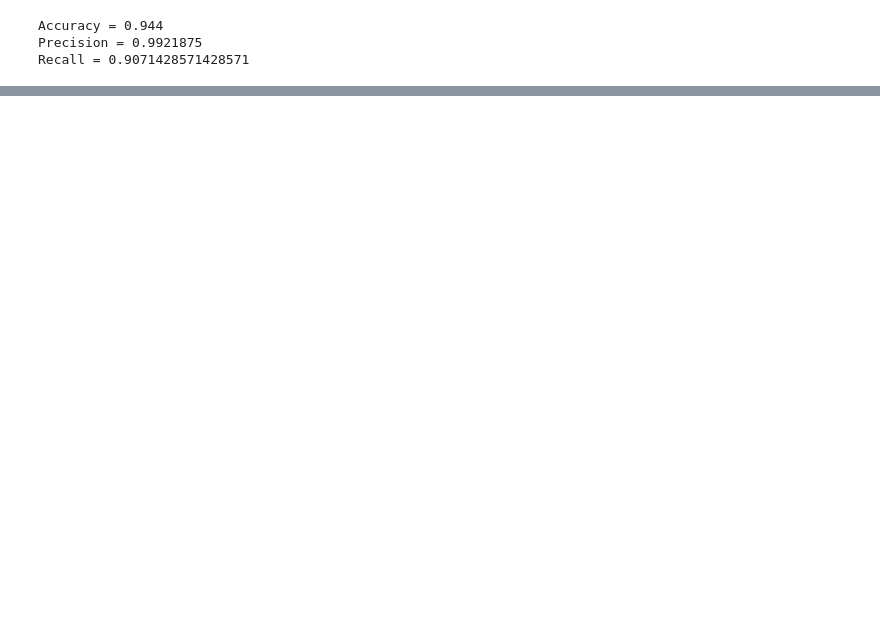
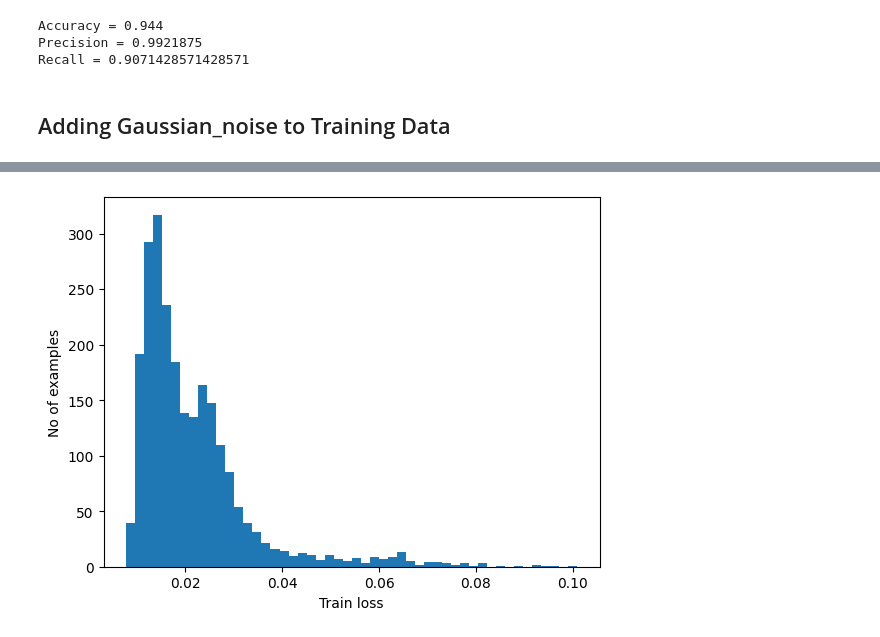
Before and after one commit to Muditkumar123/Deep_learning_Projects-, a Jupyter notebook: Anomaly_detection_with_TensorFlow.ipynb, the cells around one changed output, grey strips where cells are left out. Cells and saved outputs as stored; diff of their text form; code cells hidden in the pictures; blank space fills up the shorter version.

```diff
--- a/Anomaly_detection_with_TensorFlow.ipynb
+++ b/Anomaly_detection_with_TensorFlow.ipynb
@@ -213,0 +216,25 @@ def print_anomaly_status(sample, threshold):
+# %% [markdown]
+## Adding Gaussian_noise to Training Data
+# %%
+import numpy as np
+
+def add_gaussian_noise(data, noise_percentage):
+    data_mean = np.mean(data)
+    data_std = np.std(data)
+    noise_std = noise_percentage * data_std
+    noise = np.random.normal(0, noise_std, size=data.shape)
+    noisy_data = data + noise
+    return noisy_data
+# %%
+noise_percentage = 0.01
+
+noise_normal_data=add_gaussian_noise(normal_train_data,noise_percentage)
+# %%
+reconstructions = autoencoder.predict(noise_normal_data)
+train_loss = tf.keras.losses.mae(reconstructions,noise_normal_data)
+
+plt.hist(train_loss[None,:], bins=50)
+plt.xlabel("Train loss")
+plt.ylabel("No of examples")
+plt.show()
+# %% [output]
@@ -213,0 +242 @@ def print_anomaly_status(sample, threshold):
+[figure, added]
```
Also changed, not shown: parts of 10 cells of this notebook.
